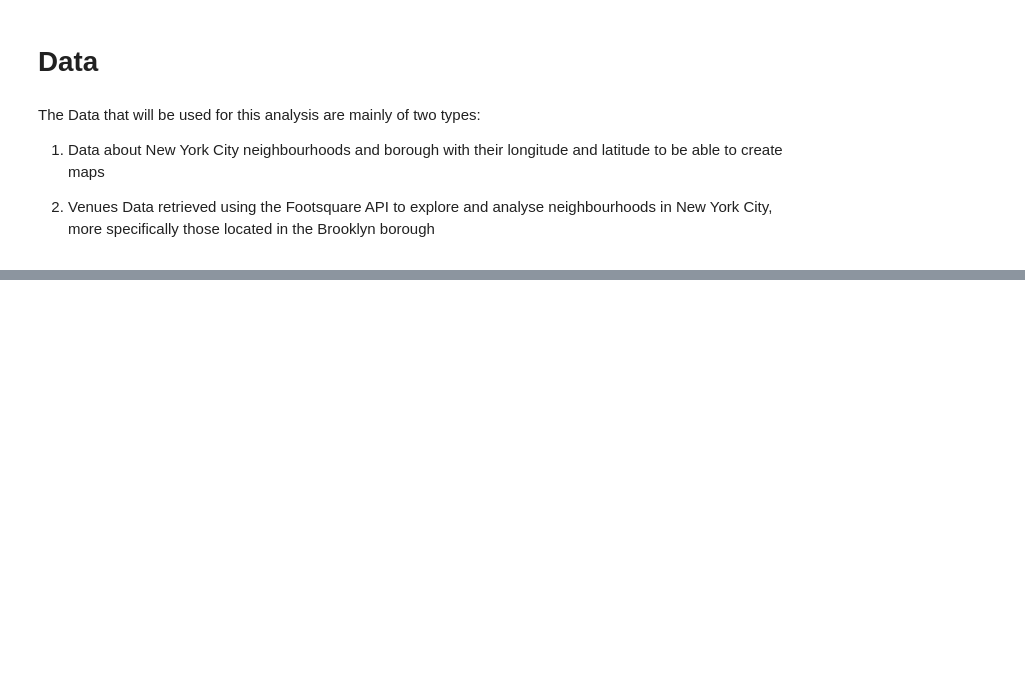
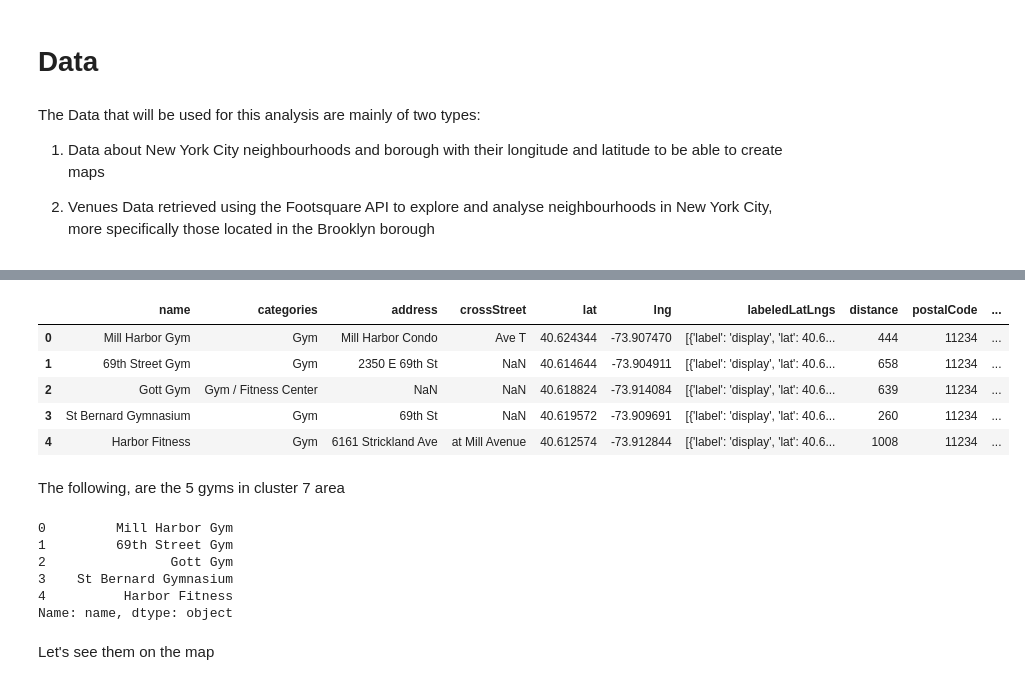
Before and after one commit to fedefrig/Coursera_Capstone, a Jupyter notebook: Coursera Capstone.ipynb, the cells around one changed output, grey strips where cells are left out. Saved outputs shown, nothing was run; the diff lists cells and outputs as text; code cells hidden in the pictures; blank space fills up the shorter version.

```diff
--- a/Coursera Capstone.ipynb
+++ b/Coursera Capstone.ipynb
@@ -30,0 +616,8 @@ The Data that will be used for this analysis are mainly of two types:
+# %%
+address = 'Bergen Beach, New York, NY'
+
+geolocator = Nominatim(user_agent="foursquare_agent")
+location = geolocator.geocode(address)
+latitude = location.latitude
+longitude = location.longitude
+print(latitude, longitude)
@@ -30,0 +628,4 @@ The Data that will be used for this analysis are mainly of two types:
+# %%
+search_query = 'Gym'
+radius = 1000
+print(search_query + ' .... OK!')
@@ -30,0 +636,6 @@ The Data that will be used for this analysis are mainly of two types:
+# %%
+ACCESS_TOKEN = 'EDUADLC2ITQCZJZJL2XVJV1B5EOE3QOLLNPK12DX5D3U02HB'
+url = 'https://api.foursquare.com/v2/venues/search?client_id={}&client_secret={}&ll={},{}&oauth_token={}&v={}&query={}&radius={}&limit={}'.format(CLIENT_ID, CLIENT_SECRET, latitude, longitude,ACCESS_TOKEN, VERSION, search_query, radius, LIMIT)
+url
+results = requests.get(url).json()
+results
@@ -30,0 +660,45 @@ The Data that will be used for this analysis are mainly of two types:
+# %%
+venues = results['response']['venues']
+# %%
+dataframe = json_normalize(venues)
+dataframe.head()
+filtered_columns = ['name', 'categories'] + [col for col in dataframe.columns if col.startswith('location.')] + ['id']
+dataframe_filtered = dataframe.loc[:, filtered_columns]
+
+def get_category_type(row):
+    try:
+        categories_list = row['categories']
+    except:
+        categories_list = row['venue.categories']
+
+    if len(categories_list) == 0:
+        return None
+    else:
+        return categories_list[0]['name']
+
+dataframe_filtered['categories'] = dataframe_filtered.apply(get_category_type, axis=1)
+
+
+dataframe_filtered.columns = [column.split('.')[-1] for column in dataframe_filtered.columns]
+
+dataframe_filtered
+# %% [output]
+|  | name | categories | address | crossStreet | lat | lng | labeledLatLngs | distance | postalCode | ... |
+| 0 | Mill Harbor Gym | Gym | Mill Harbor Condo | Ave T | 40.624344 | -73.907470 | [{'label': 'display', 'lat': 40.6... | 444 | 11234 | ... |
+| 1 | 69th Street Gym | Gym | 2350 E 69th St | NaN | 40.614644 | -73.904911 | [{'label': 'display', 'lat': 40.6... | 658 | 11234 | ... |
+| 2 | Gott Gym | Gym / Fitness Center | NaN | NaN | 40.618824 | -73.914084 | [{'label': 'display', 'lat': 40.6... | 639 | 11234 | ... |
+| 3 | St Bernard Gymnasium | Gym | 69th St | NaN | 40.619572 | -73.909691 | [{'label': 'display', 'lat': 40.6... | 260 | 11234 | ... |
+| 4 | Harbor Fitness | Gym | 6161 Strickland Ave | at Mill Avenue | 40.612574 | -73.912844 | [{'label': 'display', 'lat': 40.6... | 1008 | 11234 | ... |
+# %% [markdown]
+The following, are the 5 gyms in cluster 7 area
+# %%
+dataframe_filtered.name
+# %% [output]
+0         Mill Harbor Gym
+1         69th Street Gym
+2                Gott Gym
+3    St Bernard Gymnasium
+4          Harbor Fitness
+Name: name, dtype: object
+# %% [markdown]
+Let's see them on the map
```
Also changed, not shown: parts of 105 cells of this notebook.
